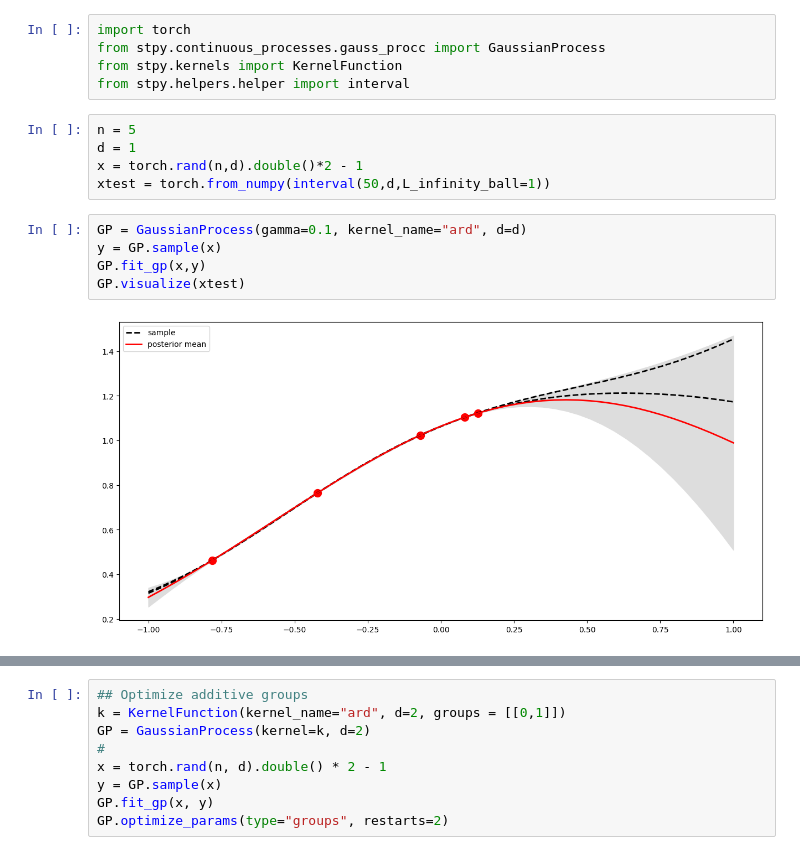
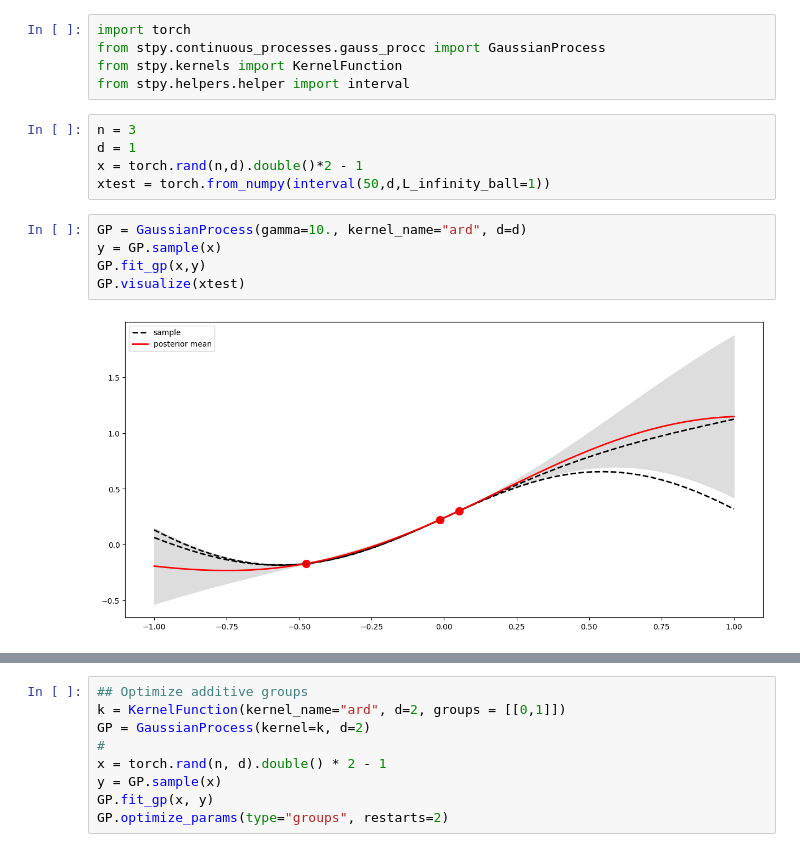
Before and after one commit to Queimo/stpy, a Jupyter notebook: tutorials/model_selection_marginalized_likelihood.py.ipynb, the cells around one changed output, grey strips where cells are left out. Drawn from its saved outputs; the diff is of its cells as text.

```diff
--- a/tutorials/model_selection_marginalized_likelihood.py.ipynb
+++ b/tutorials/model_selection_marginalized_likelihood.py.ipynb
@@ -9,17 +9,17 @@ from stpy.continuous_processes.gauss_procc import GaussianProcess
 from stpy.kernels import KernelFunction
 from stpy.helpers.helper import interval
 # %%
-n = 5
+n = 3
 d = 1
 x = torch.rand(n,d).double()*2 - 1
 xtest = torch.from_numpy(interval(50,d,L_infinity_ball=1))
 # %%
-GP = GaussianProcess(gamma=0.1, kernel_name="ard", d=d)
+GP = GaussianProcess(gamma=10., kernel_name="ard", d=d)
 y = GP.sample(x)
 GP.fit_gp(x,y)
 GP.visualize(xtest)
 # %% [output]
-[figure, old version]
+[figure, new version]
 # %%
 ## Kernels can be defined as via kernel object
 # 2 dimensional additive kernel with groups [0] and [1]
```
Also changed, not shown: parts of 2 cells of this notebook, 10 other files.
